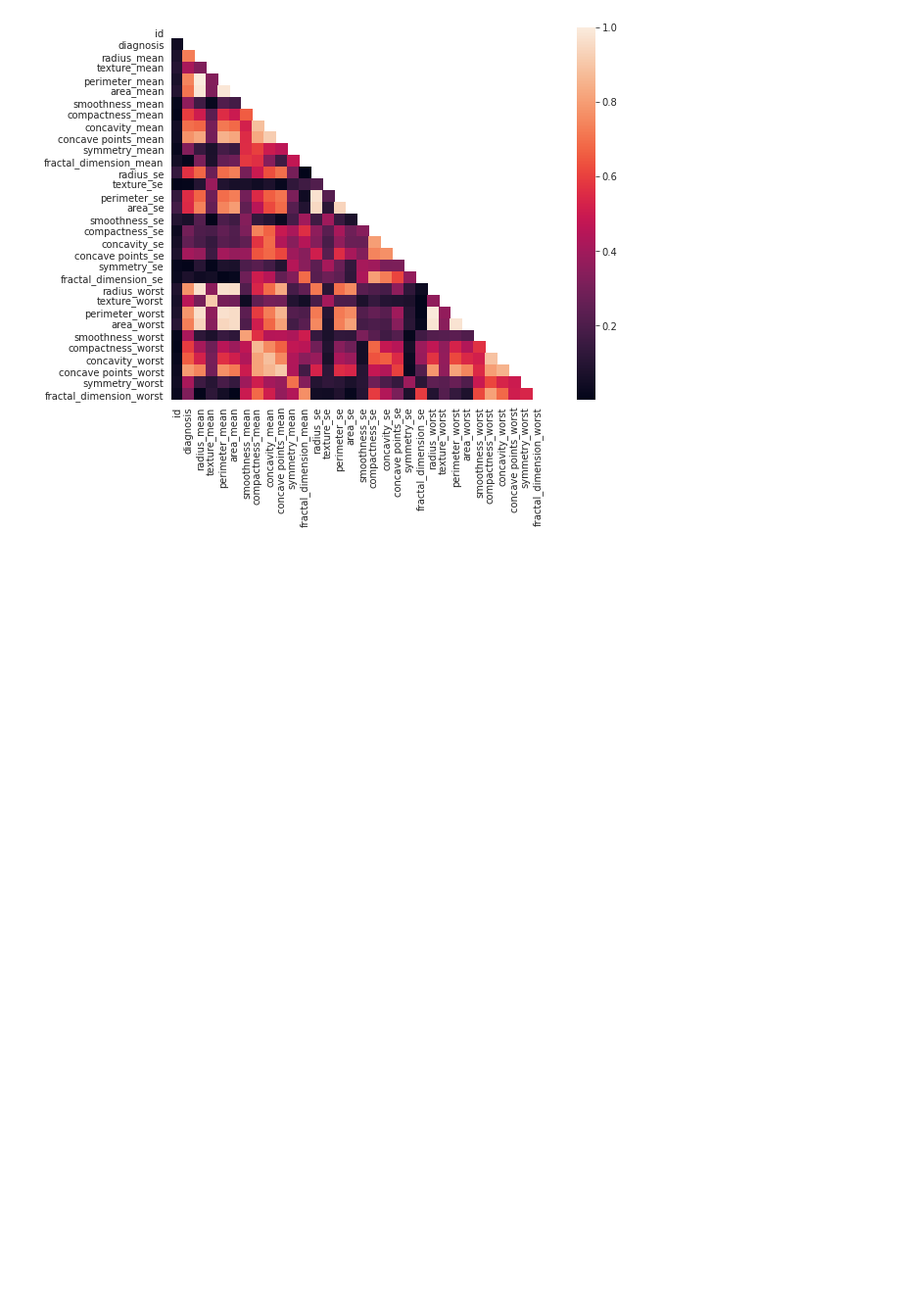
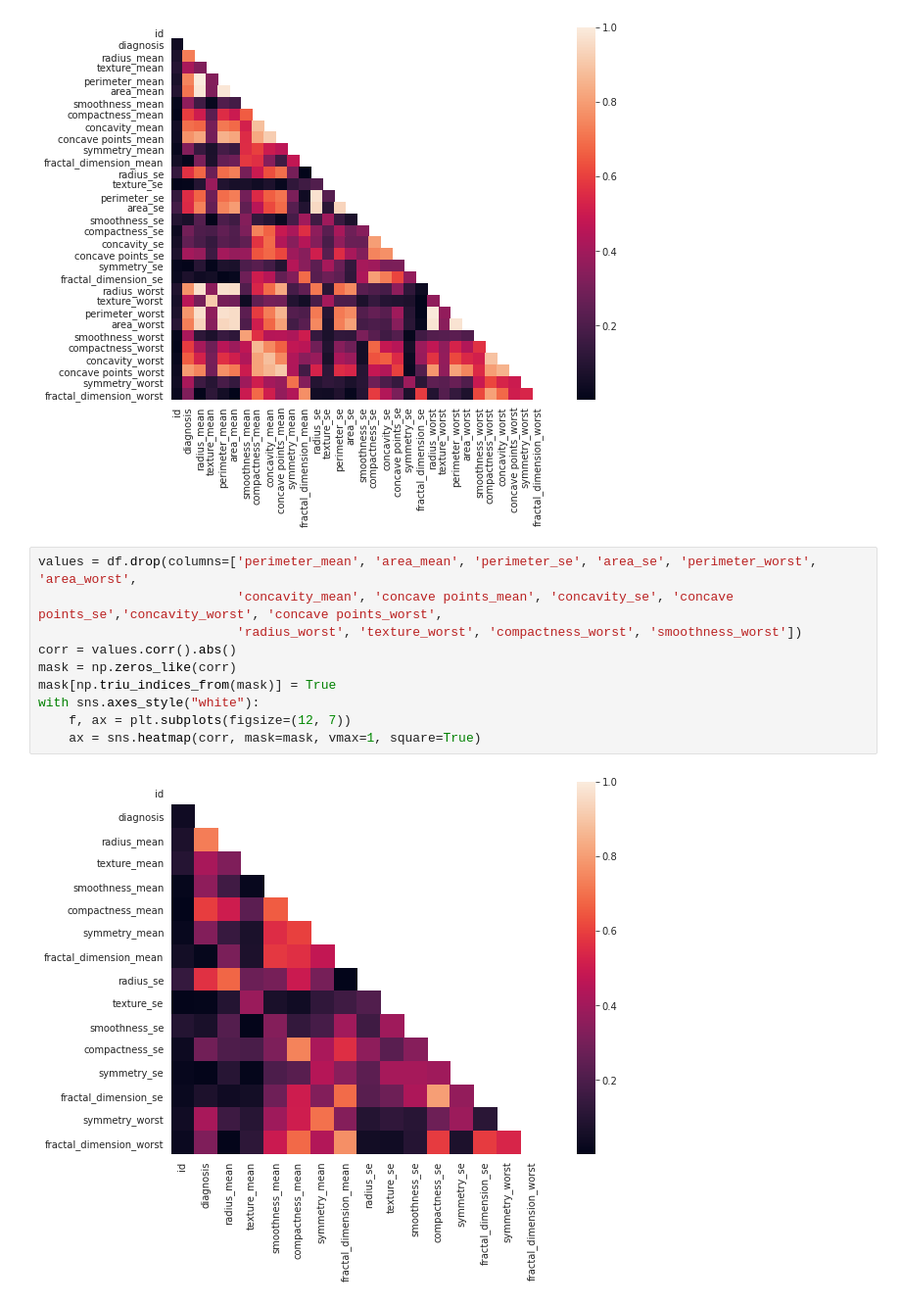
Before and after one commit to Magiduck/student_BFVM19DATASC3, a Jupyter notebook: W01_Breastcancer.ipynb, the cells around one changed output. Shown at 98% size. Saved outputs shown, nothing was run; the diff lists cells and outputs as text; blank space fills up the shorter version.

```diff
--- a/W01_Breastcancer.ipynb
+++ b/W01_Breastcancer.ipynb
@@ -96,3 +96,15 @@ with sns.axes_style("white"):
     ax = sns.heatmap(corr, mask=mask, vmax=1, square=True)
 # %% [output]
 [figure]
+# %%
+values = df.drop(columns=['perimeter_mean', 'area_mean', 'perimeter_se', 'area_se', 'perimeter_worst', 'area_worst',
+                          'concavity_mean', 'concave points_mean', 'concavity_se', 'concave points_se','concavity_worst', 'concave points_worst',
+                          'radius_worst', 'texture_worst', 'compactness_worst', 'smoothness_worst'])
+corr = values.corr().abs()
+mask = np.zeros_like(corr)
+mask[np.triu_indices_from(mask)] = True
+with sns.axes_style("white"):
+    f, ax = plt.subplots(figsize=(12, 7))
+    ax = sns.heatmap(corr, mask=mask, vmax=1, square=True)
+# %% [output]
+[figure, added]
```
Also changed, not shown: parts of 1 cell of this notebook.
